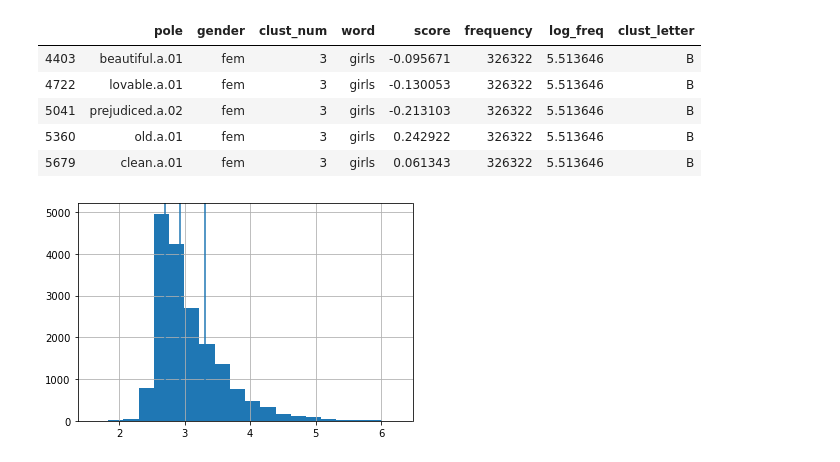
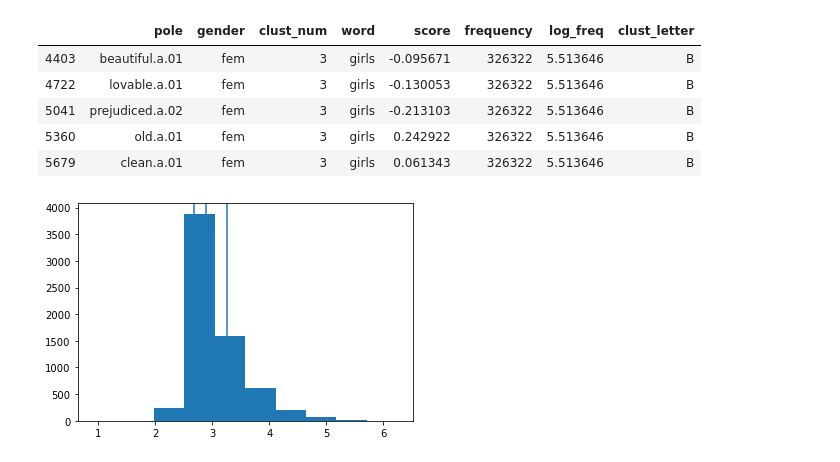
Before and after one commit to lucy3/context_semantic_axes, a Jupyter notebook: code/semantics_viz.ipynb, the cells around one changed output. Saved outputs shown, nothing was run; the diff lists cells and outputs as text; code cells hidden in the pictures.

```diff
--- a/code/semantics_viz.ipynb
+++ b/code/semantics_viz.ipynb
@@ -116,7 +116,7 @@ masc_variance = Counter()
 masc_extremes = defaultdict(tuple)
 fem_scores = defaultdict(list) # {pole: scores in order of x_words}
 masc_scores = defaultdict(list) # {pole: scores in order of y_words}
-N = 10
+N = 3
 for pole in scores:
     s = scores[pole]
     x = [] # fem scores
@@ -148,7 +148,7 @@ for pole in scores:
     masc_extremes[pole] = (topN, bottomN, min(y), max(y))
     masc_scores[pole] = y
 # %%
-for tup in fem_variance.most_common(20):
+for tup in fem_variance.most_common(6):
     print(tup)
     pole = tup[0]
     topN, bottomN, mi, ma = fem_extremes[pole]
@@ -177,5 +177,5 @@ BOTTOM: ['good mom', 'lifeguard', 'homemakers', 'homemaker', 'great mother', 'go
 # %%
-for tup in masc_variance.most_common(20):
+for tup in masc_variance.most_common(6):
     print(tup)
     pole = tup[0]
     topN, bottomN, mi, ma = masc_extremes[pole]
@@ -435,17 +435,17 @@ cluster_score_df[cluster_score_df['word'] == 'girls']
 | 5360 | old.a.01 | fem | 3 | girls | 0.242922 | 326322 | 5.513646 | B |
 | 5679 | clean.a.01 | fem | 3 | girls | 0.061343 | 326322 | 5.513646 | B |
 # %%
-frequencies = cluster_score_df['log_freq'].to_list()
+frequencies = [math.log10(i) for i in total_vocab_count.values()]
 first_cutoff = np.percentile(frequencies, 1/4*100)
 second_cutoff = np.percentile(frequencies, 2/4*100)
 third_cutoff = np.percentile(frequencies, 3/4*100)
-cluster_score_df['log_freq'].hist(bins=20)
+plt.hist(frequencies)
 plt.axvline(first_cutoff)
 plt.axvline(second_cutoff)
 plt.axvline(third_cutoff)
 plt.show()
 # %% [output]
-[figure, old version]
+[figure, new version]
 # %%
 def get_freq_bucket(x):
     if x <= third_cutoff:
```
Also changed, not shown: parts of 5 cells of this notebook, 4 other files.
